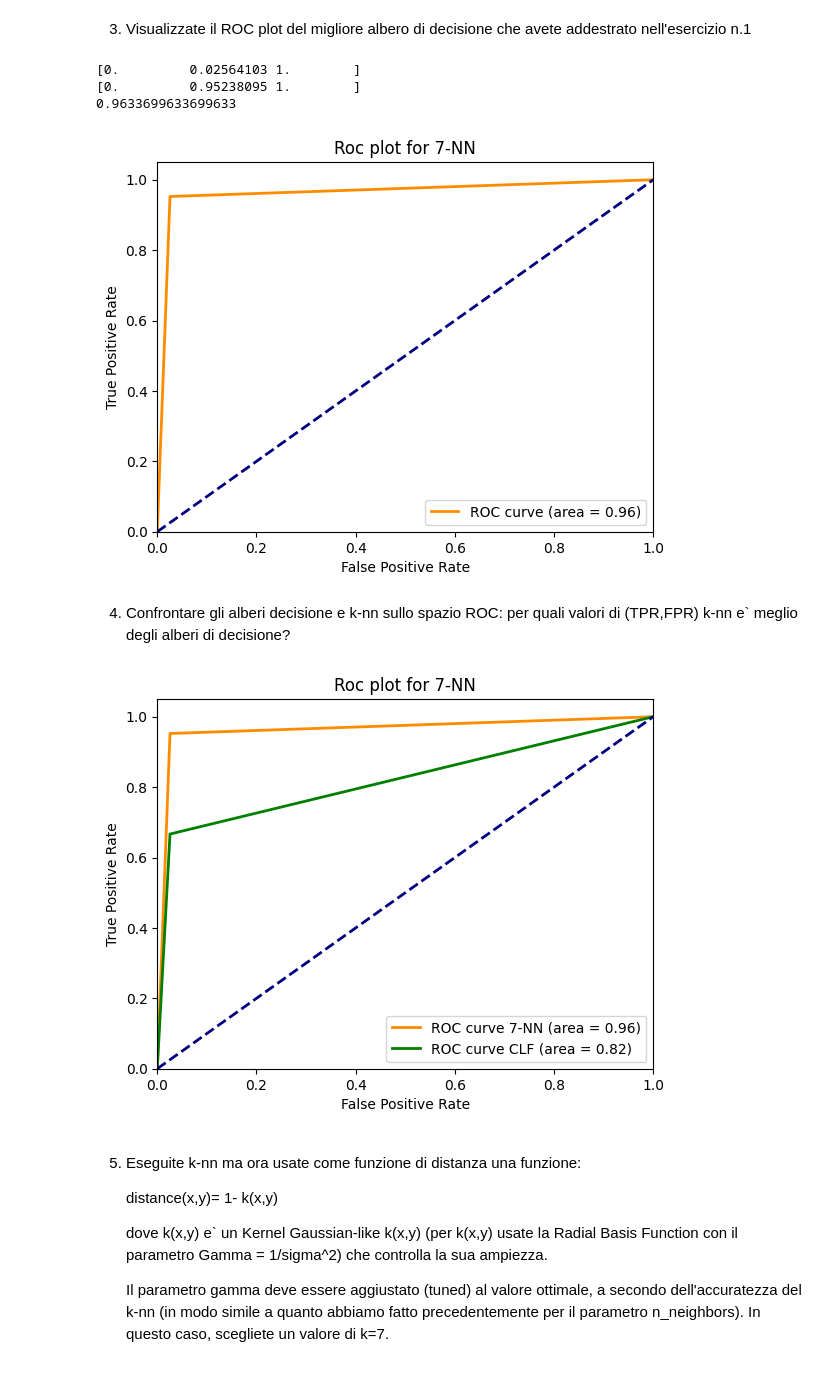
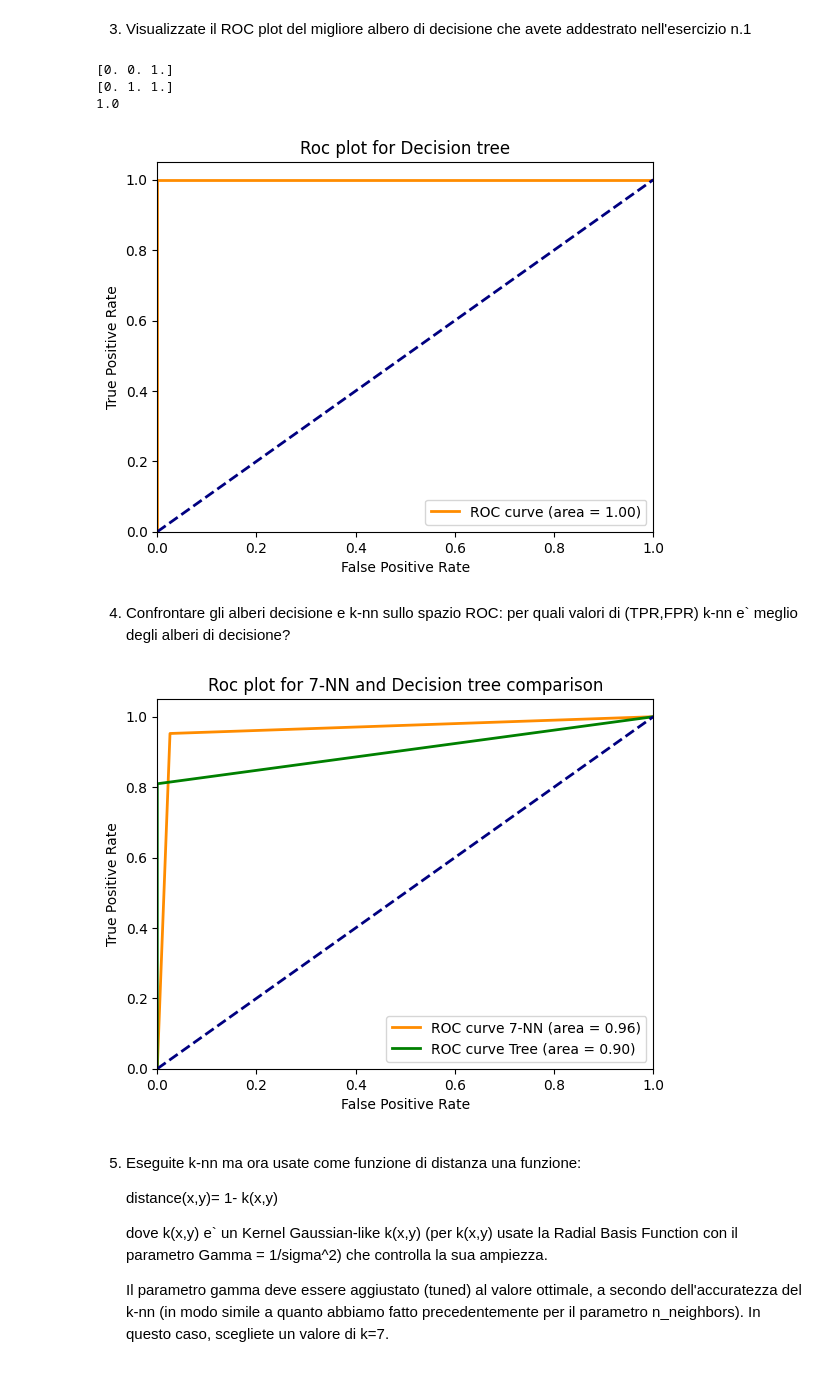
Before and after one commit to MichaelOliverio/Aaut, a Jupyter notebook: Laboratorio/3 - Modelli a vicini/classification_iris_knn_aa_21_22.ipynb, the cells around one changed output. Cells and saved outputs as stored; diff of their text form; code cells hidden in the pictures.

```diff
--- a/Laboratorio/3 - Modelli a vicini/classification_iris_knn_aa_21_22.ipynb
+++ b/Laboratorio/3 - Modelli a vicini/classification_iris_knn_aa_21_22.ipynb
@@ -191,7 +171,7 @@ i=0  #parameter in the control of the subplot to draw on'
 f,(ax1, ax2) = plt.subplots(1, 2, sharey=True)
 for weight_type in ['uniform','distance']:
     print("weighting:"+str(weight_type))
-    A=np.zeros(len(y_train), dtype=np.float) # for storing accuracies
+    A=np.zeros(len(y_train), dtype=float) # for storing accuracies
     best_accuracy=0
     best_k=1
     for n_neighbors in np.arange(1,len(y_train)+1):
@@ -296,7 +238,7 @@ ax = fig.add_subplot(111)
 ax.set_xlabel('n. neighbors')
 ax.set_ylabel('accuracy')
 
-A=np.zeros((len(y_train),2), dtype=np.float) # 2 arrays for storing accuracies for each type of weigthing
+A=np.zeros((len(y_train),2), dtype=float) # 2 arrays for storing accuracies for each type of weigthing
 i=0  #parameter in the control of the different diagram (=matrix A column index)
 best_accuracy=0
 for weight_type in ['uniform','distance']:
@@ -432,26 +372,23 @@ Punti colorati in base alla classe reale
 # %% [markdown]
 3. Visualizzate il ROC plot del migliore albero di decisione che avete addestrato nell'esercizio n.1
 # %%
-import numpy as np
-from numpy import zeros
-from sklearn import neighbors
+from sklearn import tree
 from sklearn.datasets import load_iris
-iris = load_iris()
 from sklearn.model_selection import train_test_split
-
 import matplotlib.pyplot as plt
 
-X_train, X_test, y_train, y_test = train_test_split(iris.data, iris.target, test_size=0.4, random_state=0)
+iris = load_iris()
 
-clf_knn = neighbors.KNeighborsClassifier(7, weights='distance')
-clf_knn.fit(X_train, y_train)
-y_pred = clf_knn.predict(X_test)
+X_train, X_test, y_train, y_test = train_test_split(iris.data, iris.target, test_size=0.2, random_state=0)
+
+clf_tree = tree.DecisionTreeClassifier(criterion='entropy', max_depth=9, max_features='sqrt', max_leaf_nodes=8)
+clf_tree.fit(X_train, y_train)
+y_pred = clf_tree.predict(X_test)
+
 
 #show roc plot
 from sklearn.metrics import roc_curve, auc
 from sklearn.preprocessing import label_binarize
-from scipy import interp
-from itertools import cycle
 
 # Compute ROC curve and ROC area for each class
 fpr = dict()
@@ -476,14 +413,14 @@ plt.xlim([0.0, 1.0])
 plt.ylim([0.0, 1.05])
 plt.xlabel('False Positive Rate')
 plt.ylabel('True Positive Rate')
-plt.title('Roc plot for 7-NN')
+plt.title('Roc plot for Decision tree')
 plt.legend(loc="lower right")
 plt.show()
 # %% [output]
-[0.         0.02564103 1.        ]
-[0.         0.95238095 1.        ]
-0.9633699633699633
+[0. 0. 1.]
+[0. 1. 1.]
+1.0
-[figure, old version]
+[figure, new version]
 # %% [markdown]
 4. Confrontare gli alberi decisione e k-nn sullo spazio ROC: per quali valori di (TPR,FPR) k-nn e` meglio degli alberi di decisione?
 # %%
@@ -508,46 +445,46 @@ from sklearn.model_selection import cross_val_score # will be used to separate t
 import numpy as np
 
 iris = load_iris()
-clf = tree.DecisionTreeClassifier(criterion="entropy", random_state=300, min_samples_leaf=5, class_weight={0:1,1:1,2:1})
-clf = clf.fit(X_train, y_train)
+clf_tree = tree.DecisionTreeClassifier(criterion='entropy', max_depth=9, max_features='sqrt', max_leaf_nodes=8)
+clf_tree = clf_tree.fit(X_train, y_train)
 
 #predict
-y_pred_clf = clf.predict(X_test)
+y_pred_tree = clf_tree.predict(X_test)
 # %%
 # Compute ROC curve and ROC area for each class
 fpr_knn = dict()
 tpr_knn = dict()
 roc_auc_knn = dict()
 
 for i in range(3):
     fpr_knn[i], tpr_knn[i], _ = roc_curve(label_binarize(y_test, classes=[0, 1, 2])[:, i], label_binarize(y_pred_knn, classes=[0, 1, 2])[:, i])
     roc_auc_knn[i] = auc(fpr_knn[i], tpr_knn[i])
 
 fpr_clf = dict()
 tpr_clf = dict()
 roc_auc_clf = dict()
 
 for i in range(3):
-    fpr_clf[i], tpr_clf[i], _ = roc_curve(label_binarize(y_test, classes=[0, 1, 2])[:, i], label_binarize(y_pred_clf, classes=[0, 1, 2])[:, i])
+    fpr_clf[i], tpr_clf[i], _ = roc_curve(label_binarize(y_test, classes=[0, 1, 2])[:, i], label_binarize(y_pred_tree, classes=[0, 1, 2])[:, i])
     roc_auc_clf[i] = auc(fpr_clf[i], tpr_clf[i])
 
 # Plot ROC curve
 plt.figure()
 lw = 2
 plt.plot(fpr_knn[2], tpr_knn[2], color='darkorange',
             lw=lw, label='ROC curve 7-NN (area = %0.2f)' % roc_auc_knn[2])
 plt.plot(fpr_clf[2], tpr_clf[2], color='green',
-            lw=lw, label='ROC curve CLF (area = %0.2f)' % roc_auc_clf[2])
+            lw=lw, label='ROC curve Tree (area = %0.2f)' % roc_auc_clf[2])
 plt.plot([0, 1], [0, 1], color='navy', lw=lw, linestyle='--')
 plt.xlim([0.0, 1.0])
 plt.ylim([0.0, 1.05])
 plt.xlabel('False Positive Rate')
 plt.ylabel('True Positive Rate')
-plt.title('Roc plot for 7-NN')
+plt.title('Roc plot for 7-NN and Decision tree comparison')
 plt.legend(loc="lower right")
 plt.show()
 # %% [output]
-[figure, old version]
+[figure, new version]
 # %% [markdown]
 5.  Eseguite k-nn ma ora usate come funzione di distanza una funzione:
 
```
Also changed, not shown: parts of 7 cells of this notebook, 5 other files.
